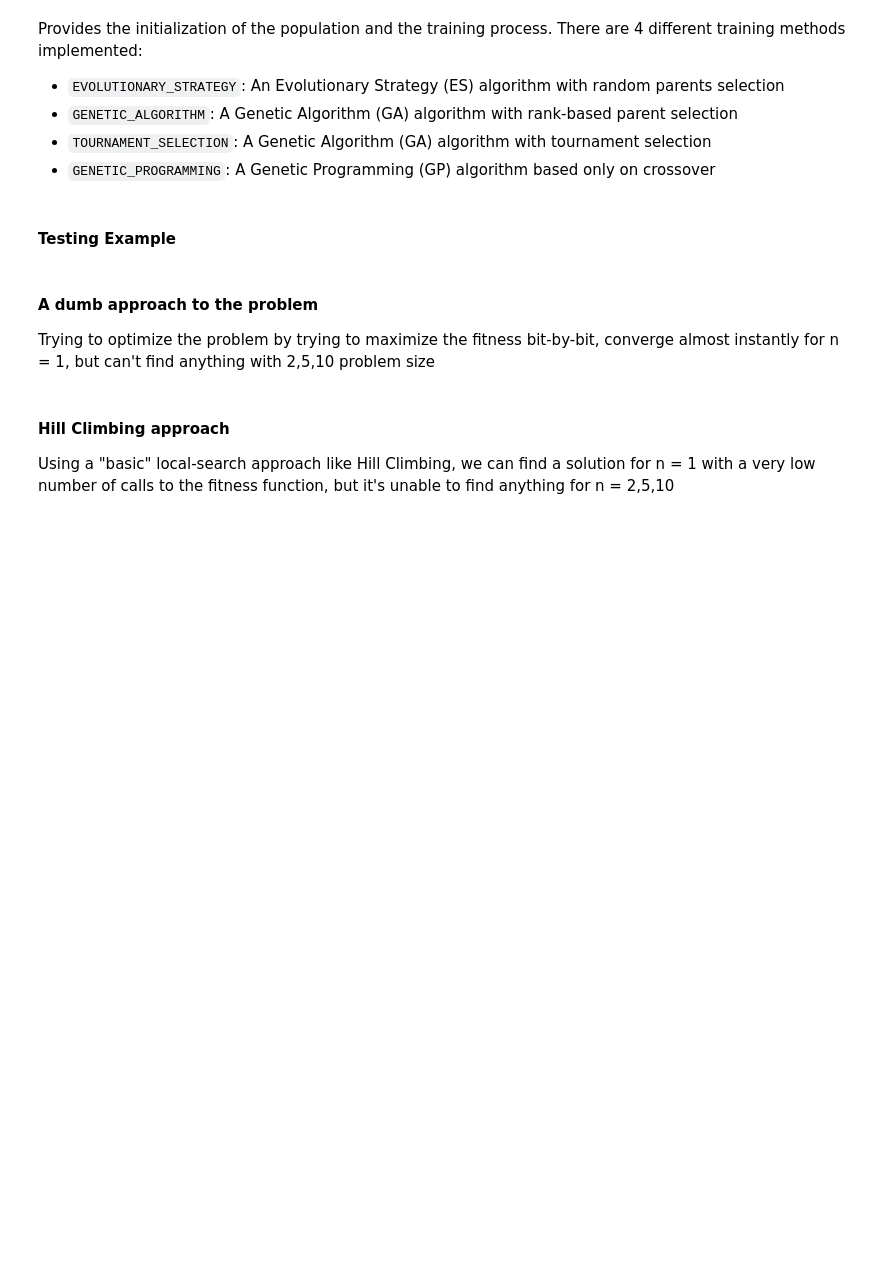
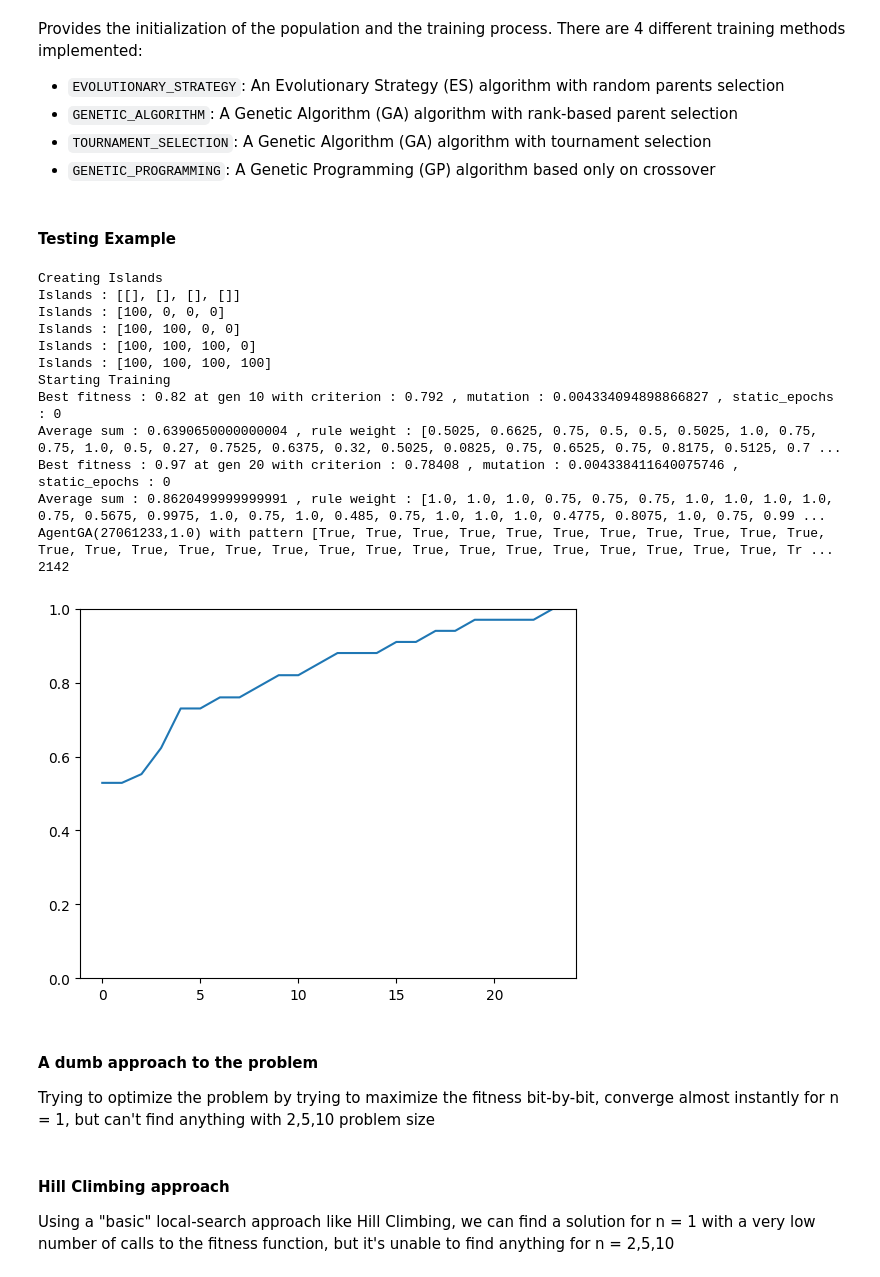
Before and after one commit to AChiabodo/compIntelligence, a Jupyter notebook: labs/lab9/lab9.ipynb, the cells around one changed output. Cells and saved outputs as stored; diff of their text form; code cells hidden in the pictures; blank space fills up the shorter version.

```diff
--- a/labs/lab9/lab9.ipynb
+++ b/labs/lab9/lab9.ipynb
@@ -654,23 +654,38 @@ class AgentIslandsTraining():
 #### Testing Example
 # %%
 PROBLEM_SIZE = 10
-POP_SIZE = 1200
+POP_SIZE = 400
 ISLANDS = 4 # 1 is the same as no islands
 AGENT = Agent.AgentType.PATTERN # Agent.AgentType.BINARY or Agent.AgentType.PATTERN
 GENERATIONS = 1000
-LAMBDA = 100
+LAMBDA = 50
 MATING_POOL = 50
 TOURNAMENT = 4
 TRAINING_TYPE = TrainingTypes.TOURNAMENT
 
 fitness = lab9_lib.make_problem(PROBLEM_SIZE)
 trainer = AgentIslandsTraining(pop_size=POP_SIZE,problem=fitness,k=1000,islands_number=ISLANDS,agent_type=AGENT)
 best_agent , fitnesses = trainer.train(GENERATIONS,training_type=TRAINING_TYPE,lam=LAMBDA,mating_pool_size=MATING_POOL,tournament_size=TOURNAMENT)
 print(best_agent)
 print(fitness.calls)
 plt.plot(fitnesses)
 plt.ylim(0, 1)
 plt.show()
+# %% [output]
+Creating Islands
+Islands : [[], [], [], []]
+Islands : [100, 0, 0, 0]
+Islands : [100, 100, 0, 0]
+Islands : [100, 100, 100, 0]
+Islands : [100, 100, 100, 100]
+Starting Training
+Best fitness : 0.82 at gen 10 with criterion : 0.792 , mutation : 0.004334094898866827 , static_epochs : 0
+Average sum : 0.6390650000000004 , rule weight : [0.5025, 0.6625, 0.75, 0.5, 0.5, 0.5025, 1.0, 0.75, 0.75, 1.0, 0.5, 0.27, 0.7525, 0.6375, 0.32, 0.5025, 0.0825, 0.75, 0.6525, 0.75, 0.8175, 0.5125, 0.7 ...
+Best fitness : 0.97 at gen 20 with criterion : 0.78408 , mutation : 0.004338411640075746 , static_epochs : 0
+Average sum : 0.8620499999999991 , rule weight : [1.0, 1.0, 1.0, 0.75, 0.75, 0.75, 1.0, 1.0, 1.0, 1.0, 0.75, 0.5675, 0.9975, 1.0, 0.75, 1.0, 0.485, 0.75, 1.0, 1.0, 1.0, 0.4775, 0.8075, 1.0, 0.75, 0.99 ...
+AgentGA(27061233,1.0) with pattern [True, True, True, True, True, True, True, True, True, True, True, True, True, True, True, True, True, True, True, True, True, True, True, True, True, True, True, Tr ...
+2142
+[figure, added]
 # %% [markdown]
 #### A dumb approach to the problem
 Trying to optimize the problem by trying to maximize the fitness bit-by-bit, converge almost instantly for n = 1, but can't find anything with 2,5,10 problem size
```
Also changed, not shown: parts of 1 cell of this notebook, 1 other file.
